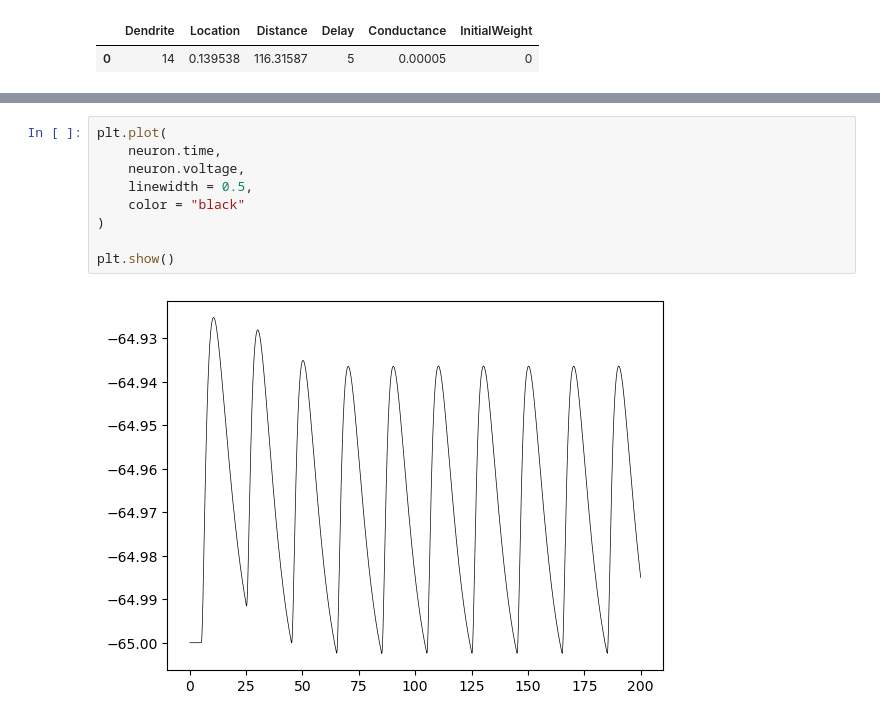
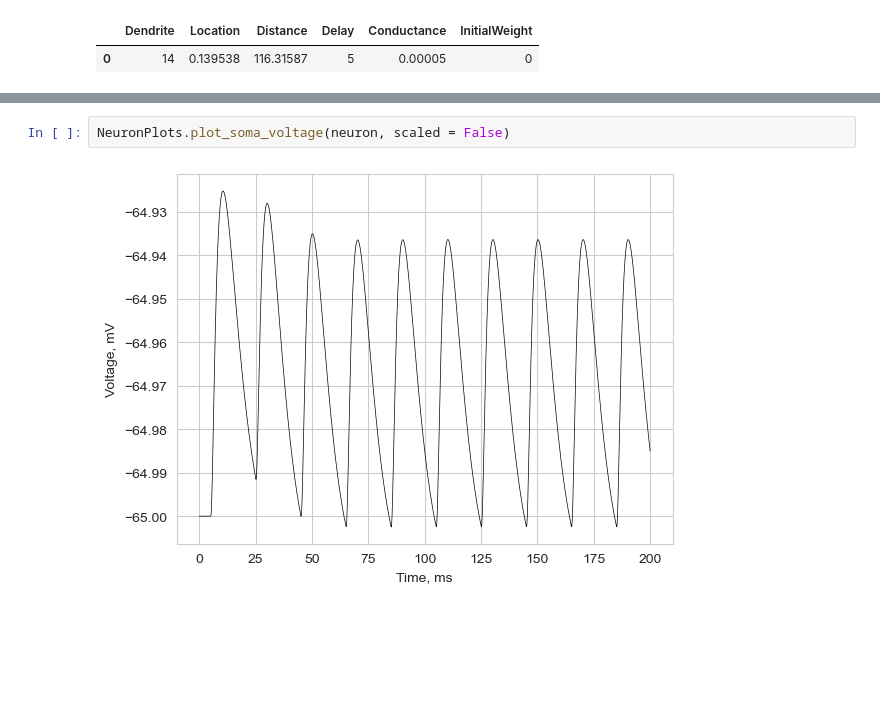
Before and after one commit to kerseviciute/temporal-interference, a Jupyter notebook: 01_single_synapse.ipynb, the cells around one changed output, grey strips where cells are left out. Drawn from its saved outputs; the diff is of its cells as text; blank space fills up the shorter version.

```diff
--- a/01_single_synapse.ipynb
+++ b/01_single_synapse.ipynb
@@ -41,11 +42,4 @@ NeuronPlots.plot_all_synapses(neuron)
 # %%
-plt.plot(
-    neuron.time,
-    neuron.voltage,
-    linewidth = 0.5,
-    color = "black"
-)
-
-plt.show()
+NeuronPlots.plot_soma_voltage(neuron, scaled = False)
 # %% [output]
-[figure, old version]
+[figure, new version]
```
Also changed, not shown: parts of 2 cells of this notebook, 8 other files.
